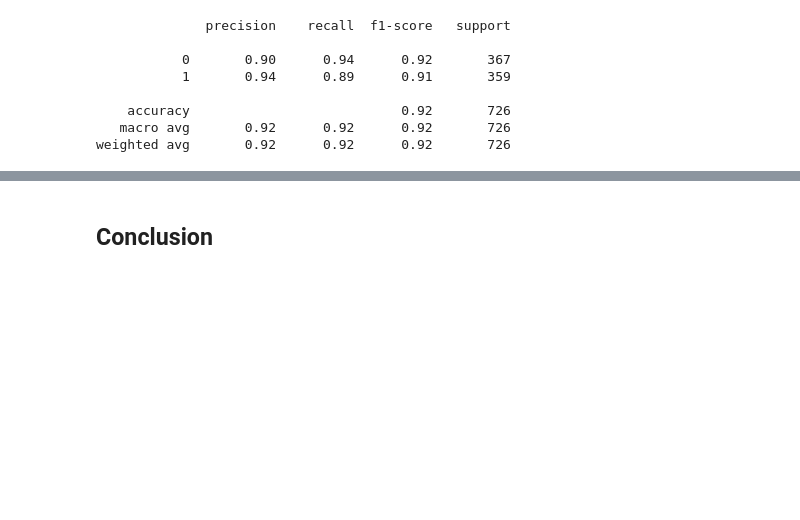
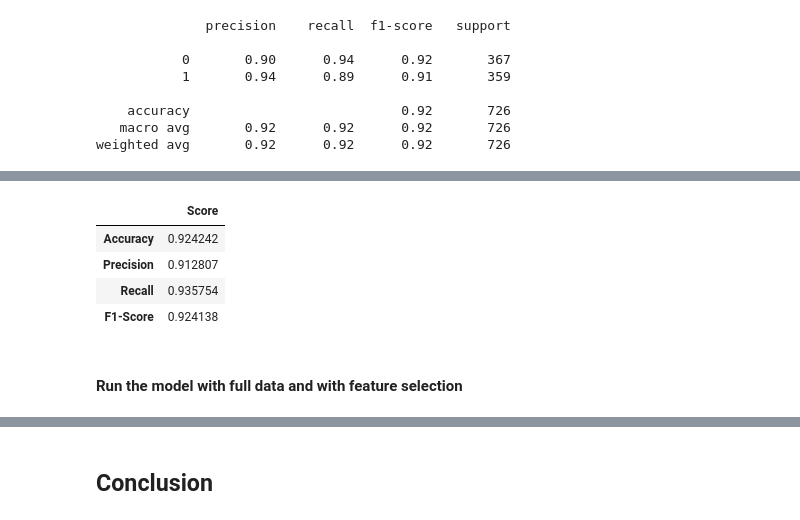
Before and after one commit to quickheaven/scs-3251-statistics-for-data-science, a Jupyter notebook: project_spambase_nb.ipynb, the cells around one changed output, grey strips where cells are left out. Cells and saved outputs as stored; diff of their text form; code cells hidden in the pictures; blank space fills up the shorter version.

Commit message:
Introduced Spambase model helper, this new class will be use to run additional test without repeating the code.

```diff
--- a/project_spambase_nb.ipynb
+++ b/project_spambase_nb.ipynb
@@ -347,0 +350,2 @@ weighted avg       0.92      0.92      0.92       726
+# %%
+model_helper = spambase_model_helper_nb.SpambaseModelHelper()
@@ -347,0 +362,4 @@ weighted avg       0.92      0.92      0.92       726
+# %%
+spambase_balance = loader.get_balance_dataset()
+
+df_result = model_helper.run_statsmodels_logit(spambase_balance, is_feature_selection=False)
@@ -347,0 +375,10 @@ weighted avg       0.92      0.92      0.92       726
+# %%
+df_result
+# %% [output]
+|  | Score |
+| Accuracy | 0.924242 |
+| Precision | 0.912807 |
+| Recall | 0.935754 |
+| F1-Score | 0.924138 |
+# %% [markdown]
+#### Run the model with full data and with feature selection
```
Also changed, not shown: parts of 15 cells of this notebook, 2 other files.
